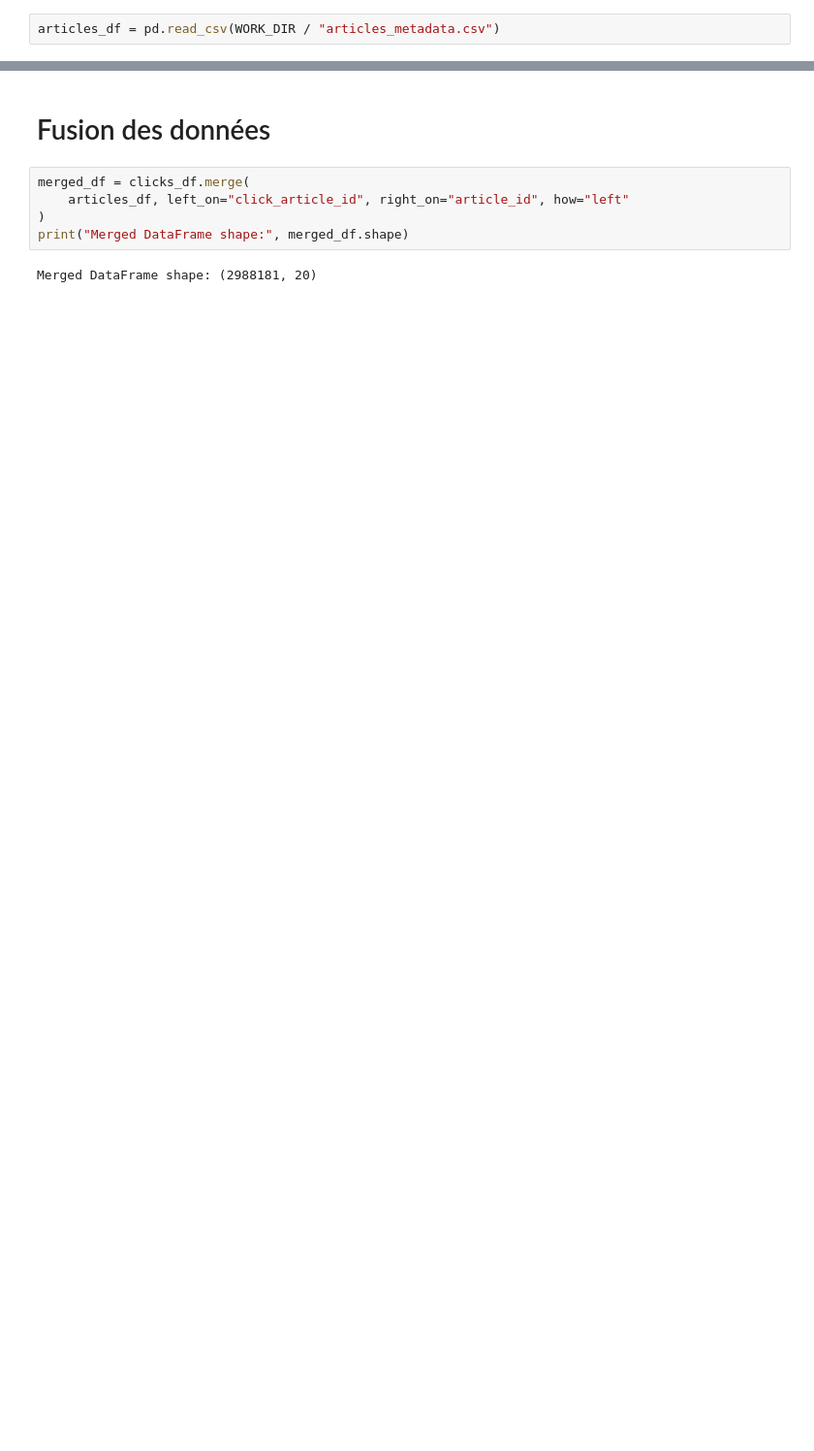
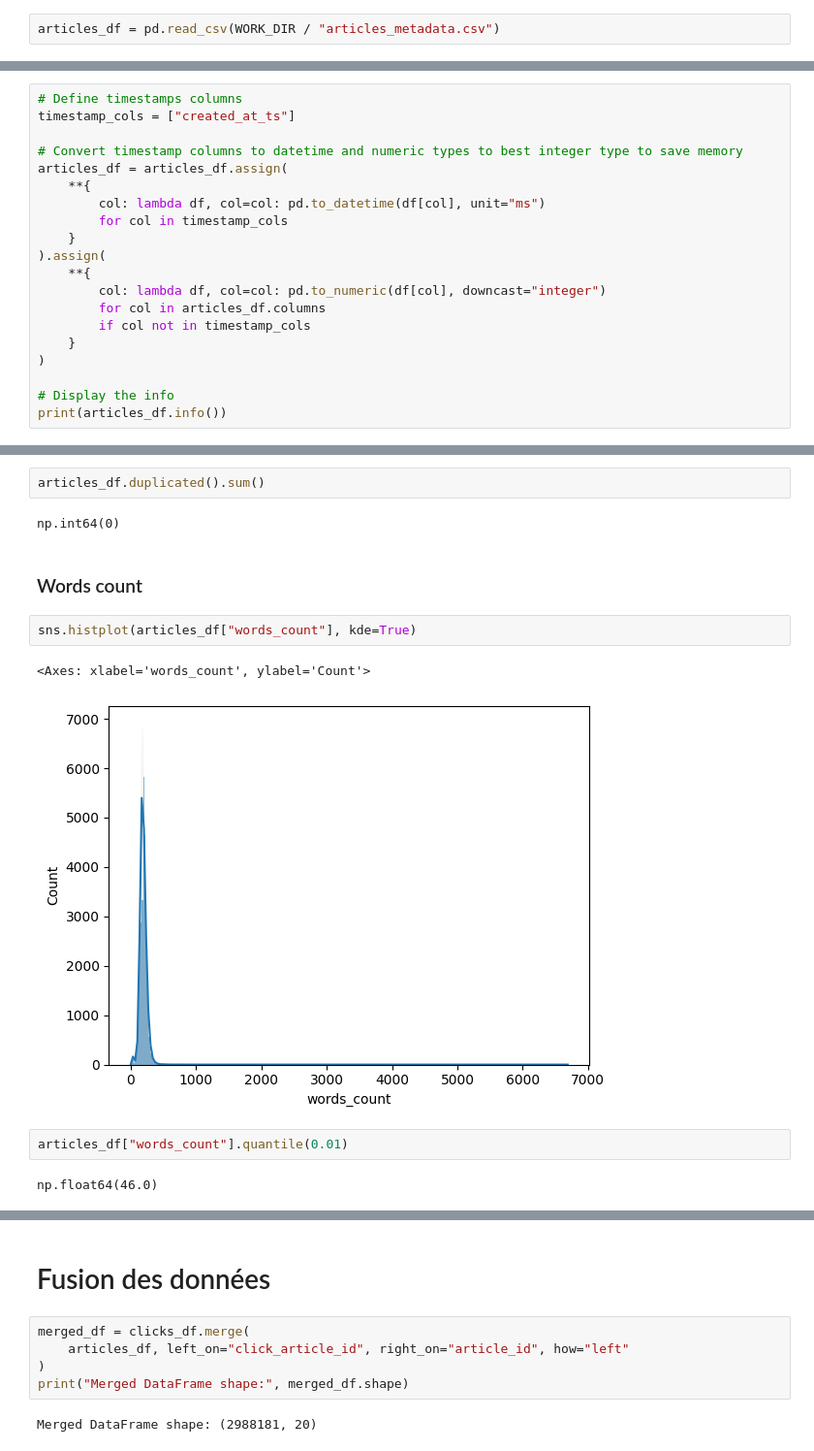
Before and after one commit to Hedredo/oc_p10, a Jupyter notebook: notebooks/main.ipynb, the cells around one changed output, grey strips where cells are left out. Shown at 97% size. Saved outputs shown, nothing was run; the diff lists cells and outputs as text; blank space fills up the shorter version.

```diff
--- a/notebooks/main.ipynb
+++ b/notebooks/main.ipynb
@@ -525,0 +742,20 @@ articles_df = pd.read_csv(WORK_DIR / "articles_metadata.csv")
+# %%
+# Define timestamps columns
+timestamp_cols = ["created_at_ts"]
+
+# Convert timestamp columns to datetime and numeric types to best integer type to save memory
+articles_df = articles_df.assign(
+    **{
+        col: lambda df, col=col: pd.to_datetime(df[col], unit="ms")
+        for col in timestamp_cols
+    }
+).assign(
+    **{
+        col: lambda df, col=col: pd.to_numeric(df[col], downcast="integer")
+        for col in articles_df.columns
+        if col not in timestamp_cols
+    }
+)
+
+# Display the info
+print(articles_df.info())
@@ -525,0 +785,15 @@ articles_df = pd.read_csv(WORK_DIR / "articles_metadata.csv")
+# %%
+articles_df.duplicated().sum()
+# %% [output]
+np.int64(0)
+# %% [markdown]
+### Words count
+# %%
+sns.histplot(articles_df["words_count"], kde=True)
+# %% [output]
+<Axes: xlabel='words_count', ylabel='Count'>
+[figure, added]
+# %%
+articles_df["words_count"].quantile(0.01)
+# %% [output]
+np.float64(46.0)
```
Also changed, not shown: parts of 26 cells of this notebook, 4 other files.
